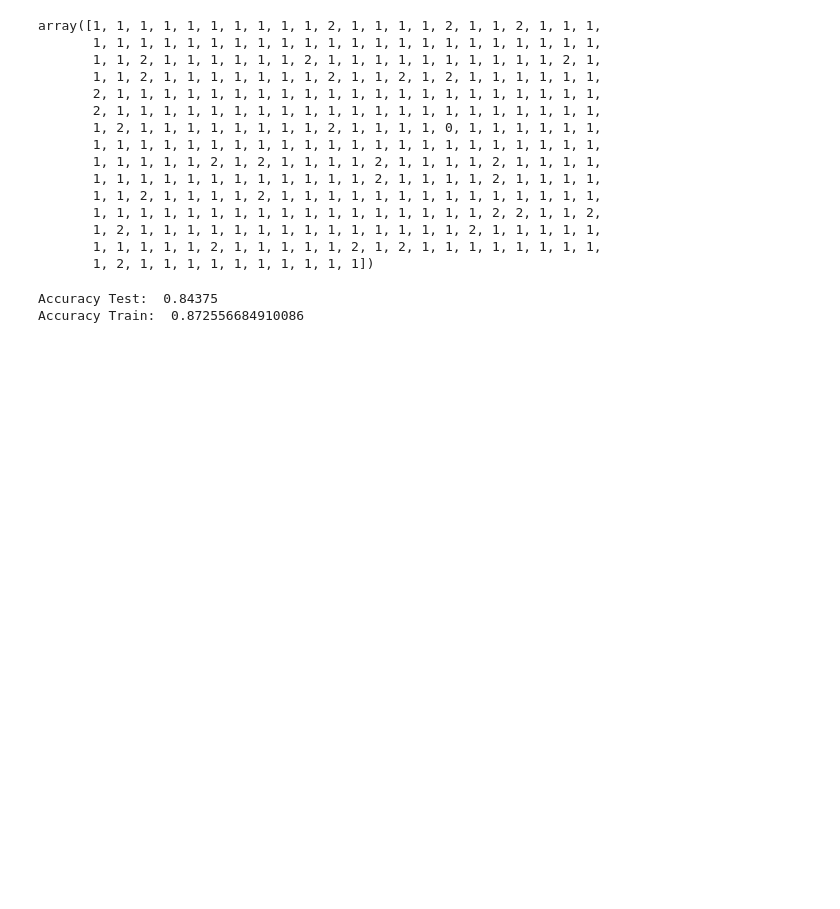
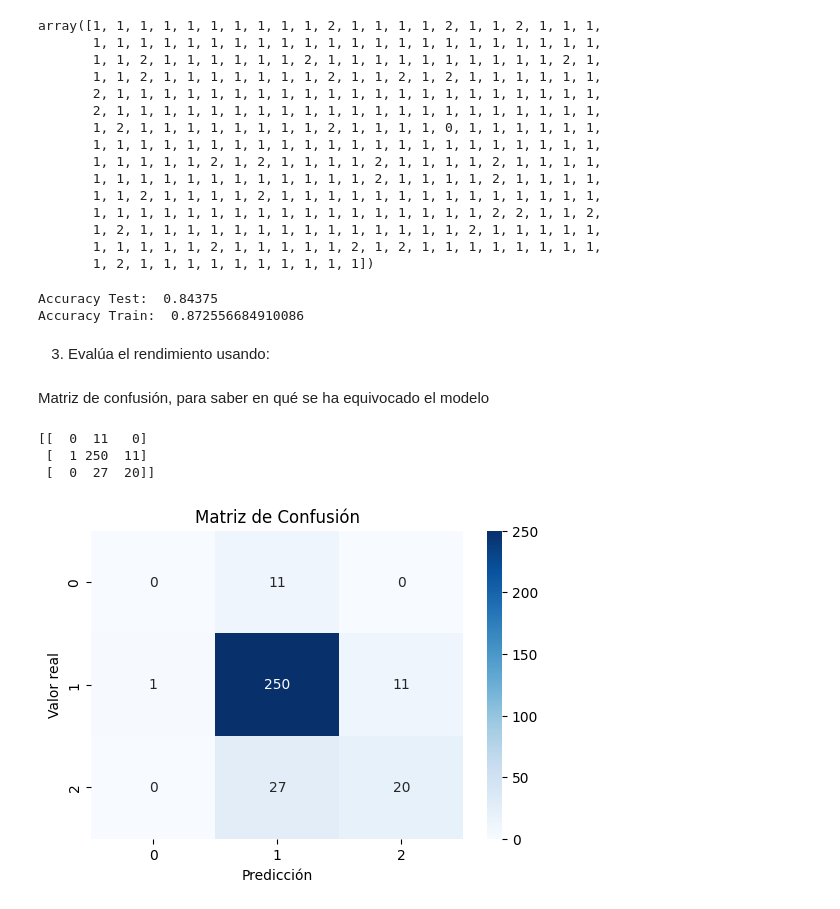
Before and after one commit to 4GeeksAcademy/machine-learning-python-template_KNN_cercanos_melissahm, a Jupyter notebook: src/explore_knn.ipynb, the cells around one changed output. Saved outputs shown, nothing was run; the diff lists cells and outputs as text; code cells hidden in the pictures; blank space fills up the shorter version.

```diff
--- a/src/explore_knn.ipynb
+++ b/src/explore_knn.ipynb
@@ -321,3 +302,31 @@ print("Accuracy Train: ", accuracy_train)
 # %% [output]
 Accuracy Test:  0.84375
 Accuracy Train:  0.872556684910086
+# %% [markdown]
+3. Evalúa el rendimiento usando:
+# %% [markdown]
+Matriz de confusión, para saber en qué se ha equivocado el modelo
+# %%
+cm = confusion_matrix(y_test, y_pred_test)
+print(cm)
+# %% [output]
+[[  0  11   0]
+ [  1 250  11]
+ [  0  27  20]]
+# %%
+plt.figure(figsize=(6,4))
+
+sns.heatmap(
+    cm,
+    annot=True,
+    fmt="d",
+    cmap="Blues"
+)
+
+plt.xlabel("Predicción")
+plt.ylabel("Valor real")
+plt.title("Matriz de Confusión")
+
+plt.show()
+# %% [output]
+[figure, added]
```
Also changed, not shown: parts of 13 cells of this notebook.
